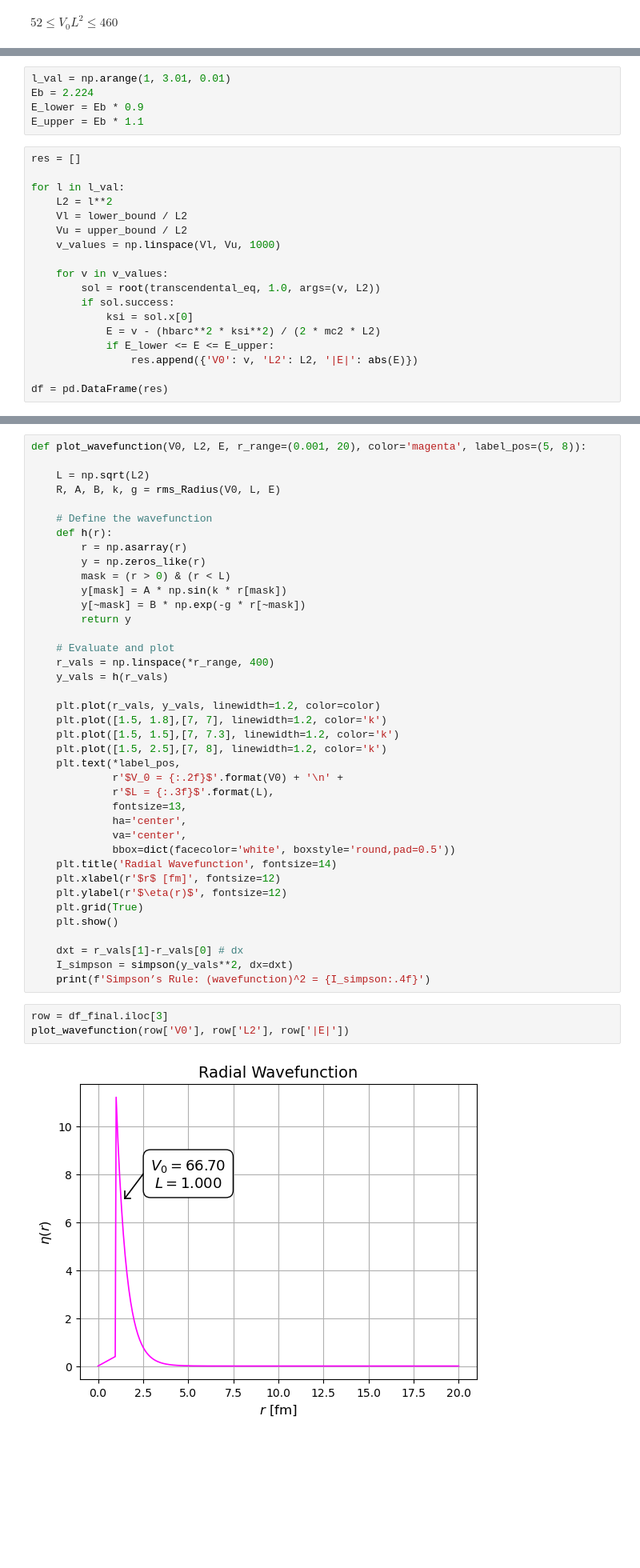
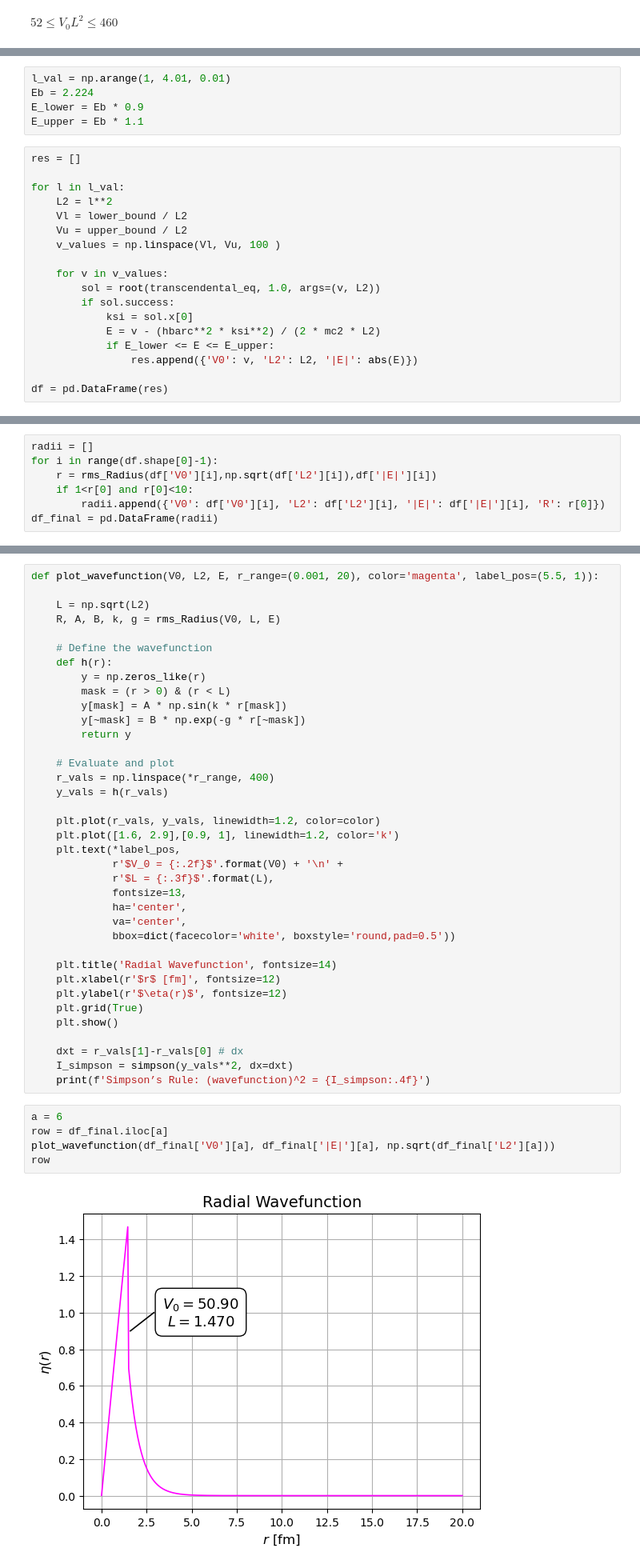
Before and after one commit to Burpsploit/Computational_NuclearPhysics, a Jupyter notebook: Deuterium/deuterium.ipynb, the cells around one changed output, grey strips where cells are left out. Shown at 80% size. Saved outputs shown, nothing was run; the diff lists cells and outputs as text; blank space fills up the shorter version.

````diff
--- a/Deuterium/deuterium.ipynb
+++ b/Deuterium/deuterium.ipynb
@@ -68,7 +68,7 @@ plt.show()
 # %% [markdown]
 ### Store the computed energy in the ```df``` variable when we have 10% error or smaller
 # %%
-l_val = np.arange(1, 3.01, 0.01)
+l_val = np.arange(1, 4.01, 0.01)
 Eb = 2.224
 E_lower = Eb * 0.9
 E_upper = Eb * 1.1
@@ -79,7 +79,7 @@ for l in l_val:
     L2 = l**2
     Vl = lower_bound / L2
     Vu = upper_bound / L2
-    v_values = np.linspace(Vl, Vu, 1000)
+    v_values = np.linspace(Vl, Vu, 100 )
 
     for v in v_values:
         sol = root(transcendental_eq, 1.0, args=(v, L2))
@@ -155,6 +155,13 @@ for _, row in df.iterrows():
         })
 
 df_final = pd.DataFrame(radius_results)
+# %%
+radii = []
+for i in range(df.shape[0]-1):
+    r = rms_Radius(df['V0'][i],np.sqrt(df['L2'][i]),df['|E|'][i])
+    if 1<r[0] and r[0]<10:
+        radii.append({'V0': df['V0'][i], 'L2': df['L2'][i], '|E|': df['|E|'][i], 'R': r[0]})
+df_final = pd.DataFrame(radii)
 # %%
 df_final
 # %% [output]
@@ -174,14 +181,13 @@ df_final
 # %% [markdown]
 ## Compute the wavefunction
 # %%
-def plot_wavefunction(V0, L2, E, r_range=(0.001, 20), color='magenta', label_pos=(5, 8)):
+def plot_wavefunction(V0, L2, E, r_range=(0.001, 20), color='magenta', label_pos=(5.5, 1)):
 
     L = np.sqrt(L2)
     R, A, B, k, g = rms_Radius(V0, L, E)
 
     # Define the wavefunction
     def h(r):
-        r = np.asarray(r)
         y = np.zeros_like(r)
         mask = (r > 0) & (r < L)
         y[mask] = A * np.sin(k * r[mask])
@@ -193,9 +199,7 @@ def plot_wavefunction(V0, L2, E, r_range=(0.001, 20), color='magenta', label_pos
     y_vals = h(r_vals)
 
     plt.plot(r_vals, y_vals, linewidth=1.2, color=color)
-    plt.plot([1.5, 1.8],[7, 7], linewidth=1.2, color='k')
-    plt.plot([1.5, 1.5],[7, 7.3], linewidth=1.2, color='k')
-    plt.plot([1.5, 2.5],[7, 8], linewidth=1.2, color='k')
+    plt.plot([1.6, 2.9],[0.9, 1], linewidth=1.2, color='k')
     plt.text(*label_pos,
              r'$V_0 = {:.2f}$'.format(V0) + '\n' +
              r'$L = {:.3f}$'.format(L),
@@ -203,6 +207,7 @@ def plot_wavefunction(V0, L2, E, r_range=(0.001, 20), color='magenta', label_pos
              ha='center',
              va='center',
              bbox=dict(facecolor='white', boxstyle='round,pad=0.5'))
+
     plt.title('Radial Wavefunction', fontsize=14)
     plt.xlabel(r'$r$ [fm]', fontsize=12)
     plt.ylabel(r'$\eta(r)$', fontsize=12)
@@ -213,7 +218,9 @@ def plot_wavefunction(V0, L2, E, r_range=(0.001, 20), color='magenta', label_pos
     I_simpson = simpson(y_vals**2, dx=dxt)
     print(f'Simpson’s Rule: (wavefunction)^2 = {I_simpson:.4f}')
 # %%
-row = df_final.iloc[3]
-plot_wavefunction(row['V0'], row['L2'], row['|E|'])
+a = 6
+row = df_final.iloc[a]
+plot_wavefunction(df_final['V0'][a], df_final['|E|'][a], np.sqrt(df_final['L2'][a]))
+row
 # %% [output]
-[figure, old version]
+[figure, new version]
````
Also changed, not shown: parts of 4 cells of this notebook.
